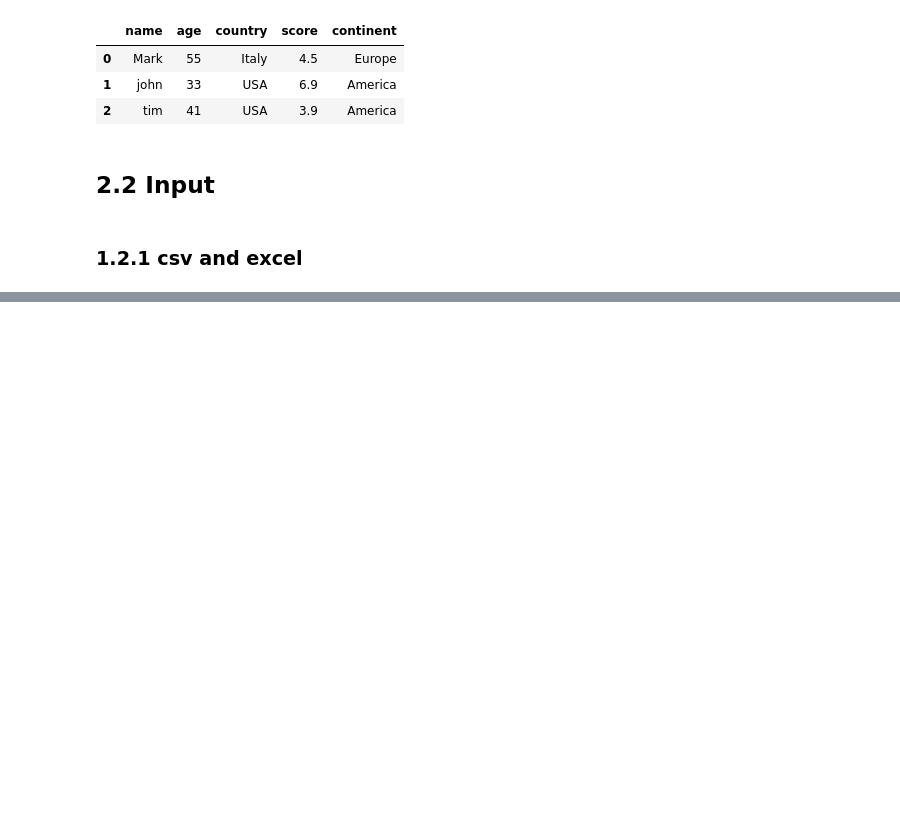
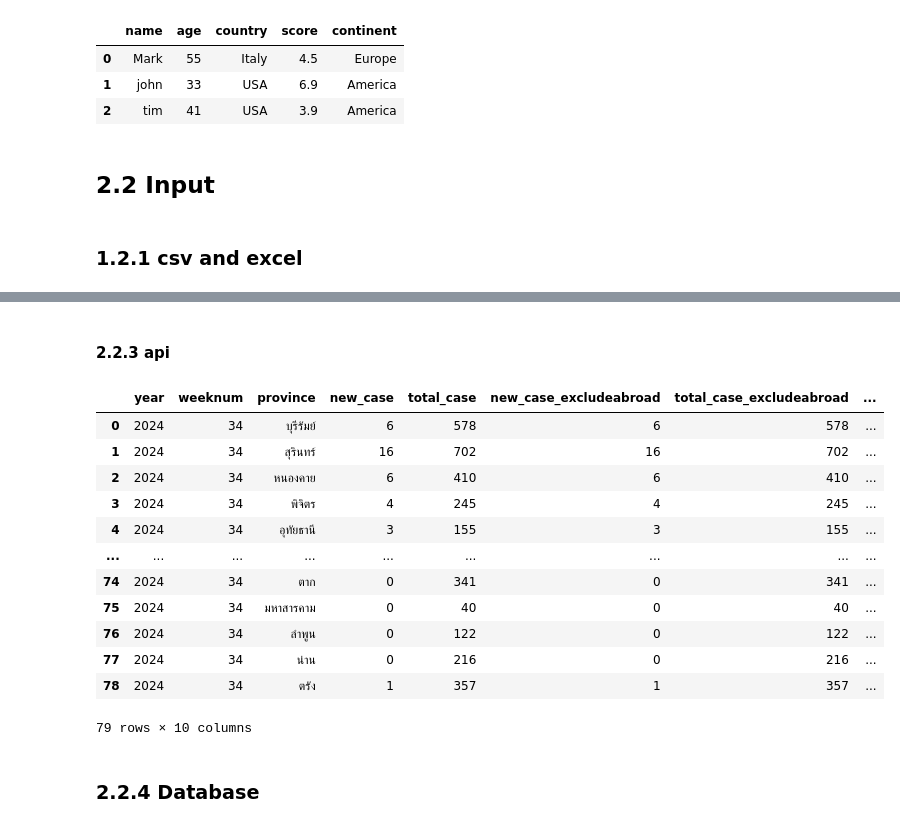
Before and after one commit to NMB-MIC/python_office_27_AUG_2025, a Jupyter notebook: 02_pandas.ipynb, the cells around one changed output, grey strips where cells are left out. Drawn from its saved outputs; the diff is of its cells as text; code cells hidden in the pictures; blank space fills up the shorter version.

```diff
--- a/02_pandas.ipynb
+++ b/02_pandas.ipynb
@@ -39,0 +189,29 @@ df = pd.read_csv()
+# %% [markdown]
+#### 2.2.3 api
+# %%
+#!pip install requests
+import requests
+url = "https://covid19.ddc.moph.go.th/api/Cases/today-cases-by-provinces"
+
+res = requests.get(url,headers={"User-Agent" : "Mozilla/5.0"})
+data = res.json()
+#print(data)
+
+df = pd.DataFrame.from_dict(data)
+df
+# %% [output]
+|  | year | weeknum | province | new_case | total_case | new_case_excludeabroad | total_case_excludeabroad | ... |
+| 0 | 2024 | 34 | บุรีรัมย์ | 6 | 578 | 6 | 578 | ... |
+| 1 | 2024 | 34 | สุรินทร์ | 16 | 702 | 16 | 702 | ... |
+| 2 | 2024 | 34 | หนองคาย | 6 | 410 | 6 | 410 | ... |
+| 3 | 2024 | 34 | พิจิตร | 4 | 245 | 4 | 245 | ... |
+| 4 | 2024 | 34 | อุทัยธานี | 3 | 155 | 3 | 155 | ... |
+| ... | ... | ... | ... | ... | ... | ... | ... | ... |
+| 74 | 2024 | 34 | ตาก | 0 | 341 | 0 | 341 | ... |
+| 75 | 2024 | 34 | มหาสารคาม | 0 | 40 | 0 | 40 | ... |
+| 76 | 2024 | 34 | ลำพูน | 0 | 122 | 0 | 122 | ... |
+| 77 | 2024 | 34 | น่าน | 0 | 216 | 0 | 216 | ... |
+| 78 | 2024 | 34 | ตรัง | 1 | 357 | 1 | 357 | ... |
+79 rows × 10 columns
+# %% [markdown]
+### 2.2.4 Database
```
Also changed, not shown: parts of 43 cells of this notebook.
